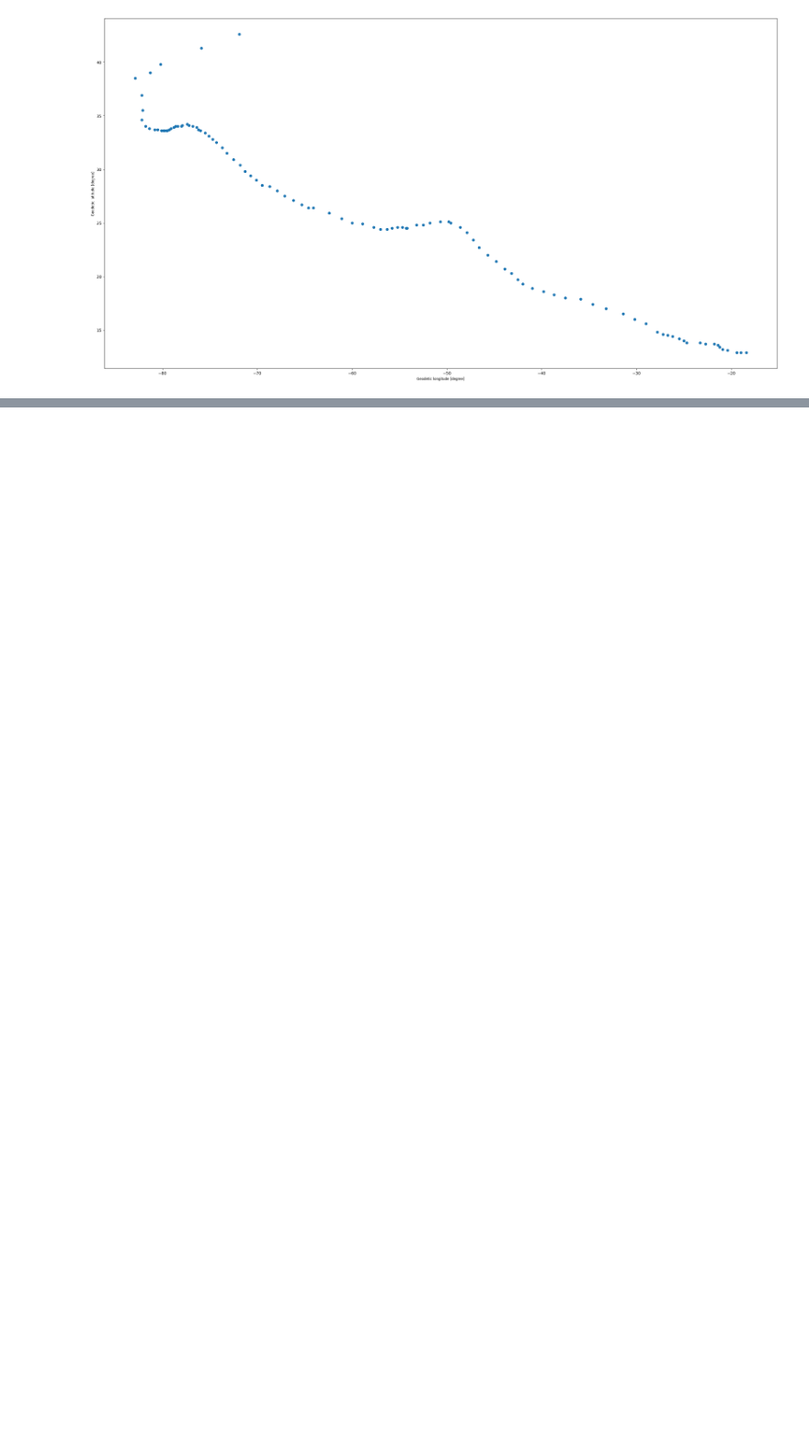
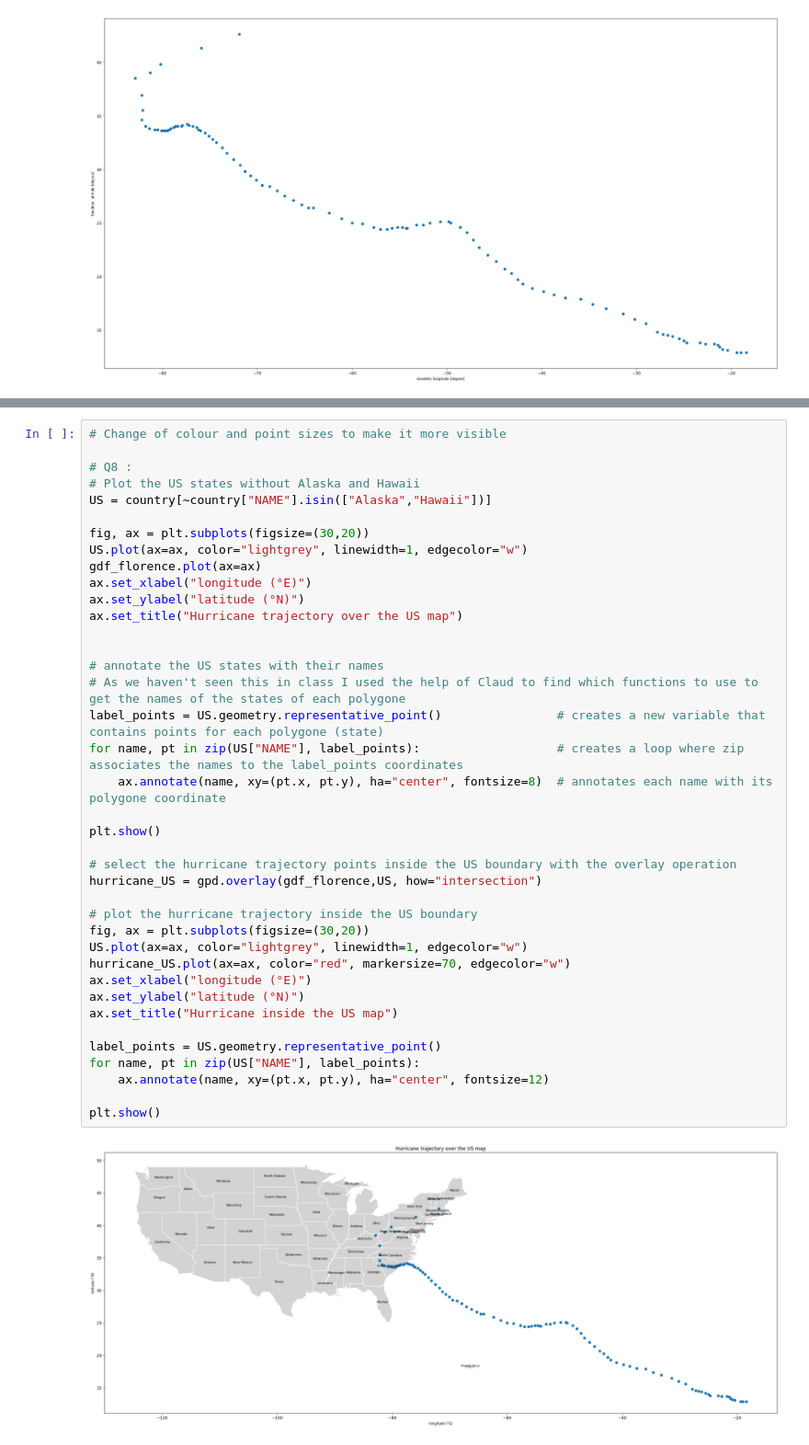
Before and after one commit to kara04y/2026_Intro_Python, a Jupyter notebook: FEEDBACK_KARA_YENNY_.ipynb, the cells around one changed output, grey strips where cells are left out. Shown at 92% size. Drawn from its saved outputs; the diff is of its cells as text; blank space fills up the shorter version.

```diff
--- a/FEEDBACK_KARA_YENNY_.ipynb
+++ b/FEEDBACK_KARA_YENNY_.ipynb
@@ -84,0 +184,41 @@ gdf_florence.plot(figsize=(30,20))
+# %%
+# Change of colour and point sizes to make it more visible
+
+# Q8 :
+# Plot the US states without Alaska and Hawaii
+US = country[~country["NAME"].isin(["Alaska","Hawaii"])]
+
+fig, ax = plt.subplots(figsize=(30,20))
+US.plot(ax=ax, color="lightgrey", linewidth=1, edgecolor="w")
+gdf_florence.plot(ax=ax)
+ax.set_xlabel("longitude (°E)")
+ax.set_ylabel("latitude (°N)")
+ax.set_title("Hurricane trajectory over the US map")
+
+
+# annotate the US states with their names
+# As we haven't seen this in class I used the help of Claud to find which functions to use to get the names of the states of each polygone
+label_points = US.geometry.representative_point()                # creates a new variable that contains points for each polygone (state)
+for name, pt in zip(US["NAME"], label_points):                   # creates a loop where zip associates the names to the label_points coordinates
+    ax.annotate(name, xy=(pt.x, pt.y), ha="center", fontsize=8)  # annotates each name with its polygone coordinate
+
+plt.show()
+
+# select the hurricane trajectory points inside the US boundary with the overlay operation
+hurricane_US = gpd.overlay(gdf_florence,US, how="intersection")
+
+# plot the hurricane trajectory inside the US boundary
+fig, ax = plt.subplots(figsize=(30,20))
+US.plot(ax=ax, color="lightgrey", linewidth=1, edgecolor="w")
+hurricane_US.plot(ax=ax, color="red", markersize=70, edgecolor="w")
+ax.set_xlabel("longitude (°E)")
+ax.set_ylabel("latitude (°N)")
+ax.set_title("Hurricane inside the US map")
+
+label_points = US.geometry.representative_point()
+for name, pt in zip(US["NAME"], label_points):
+    ax.annotate(name, xy=(pt.x, pt.y), ha="center", fontsize=12)
+
+plt.show()
+# %% [output]
+[figure, added]
```
Also changed, not shown: parts of 7 cells of this notebook.
